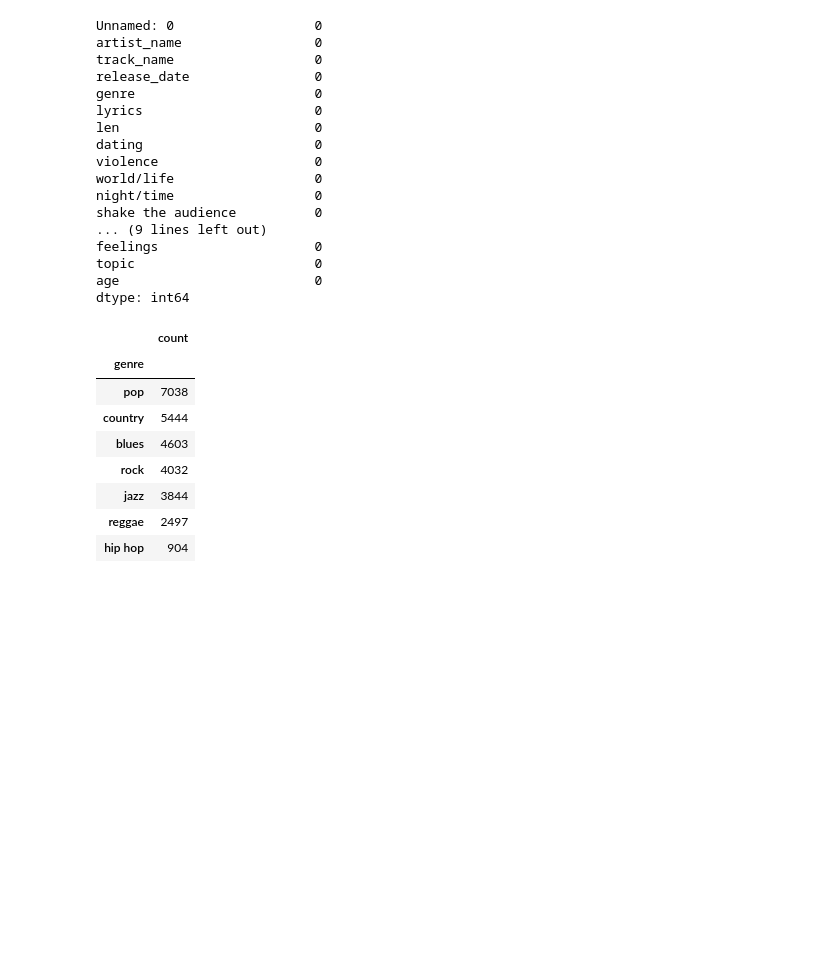
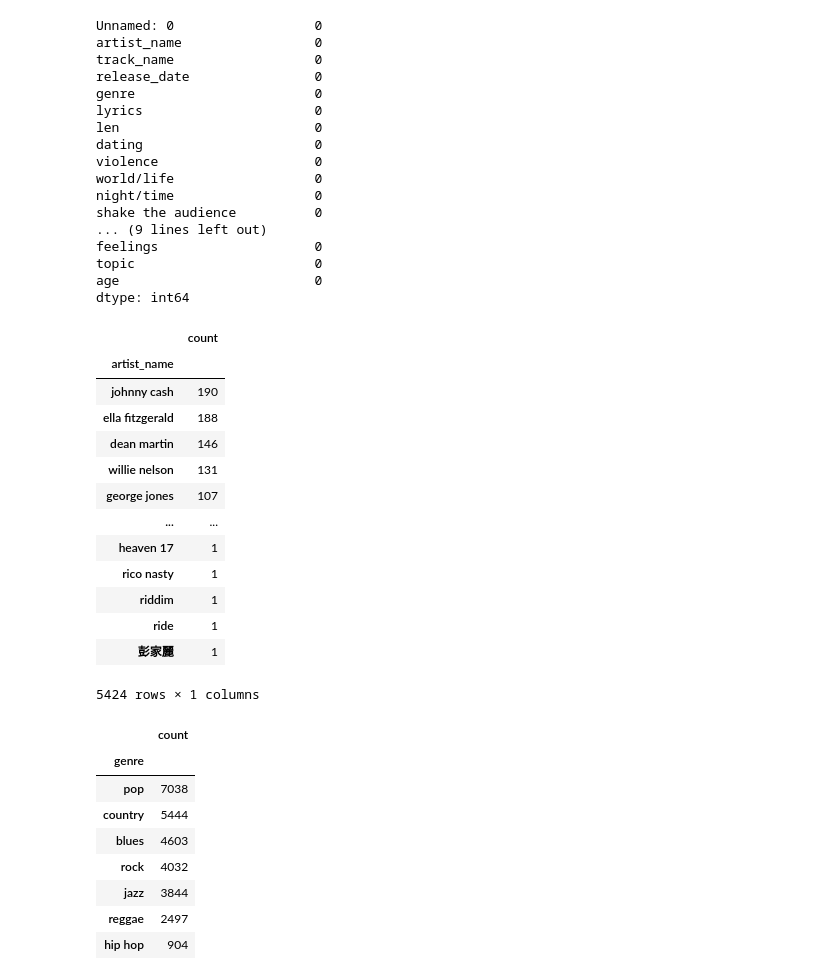
Before and after one commit to MaimunaBawa/Music_Recommendation_Algorithm, a Jupyter notebook: EDA-1.ipynb, the cells around one changed output. Saved outputs shown, nothing was run; the diff lists cells and outputs as text; code cells hidden in the pictures; blank space fills up the shorter version.

```diff
--- a/EDA-1.ipynb
+++ b/EDA-1.ipynb
@@ -135,6 +135,24 @@ feelings                    0
 topic                       0
 age                         0
 dtype: int64
+# %%
+df_artist_name = df.value_counts("artist_name")
+df_artist_name.to_frame()
+# %% [output]
+|  | count |
+| artist_name |  |
+| johnny cash | 190 |
+| ella fitzgerald | 188 |
+| dean martin | 146 |
+| willie nelson | 131 |
+| george jones | 107 |
+| ... | ... |
+| heaven 17 | 1 |
+| rico nasty | 1 |
+| riddim | 1 |
+| ride | 1 |
+| 彭家麗 | 1 |
+5424 rows × 1 columns
 # %%
 df_genre = df.value_counts("genre")
 df_genre.to_frame()
```
Also changed, not shown: parts of 9 cells of this notebook.
